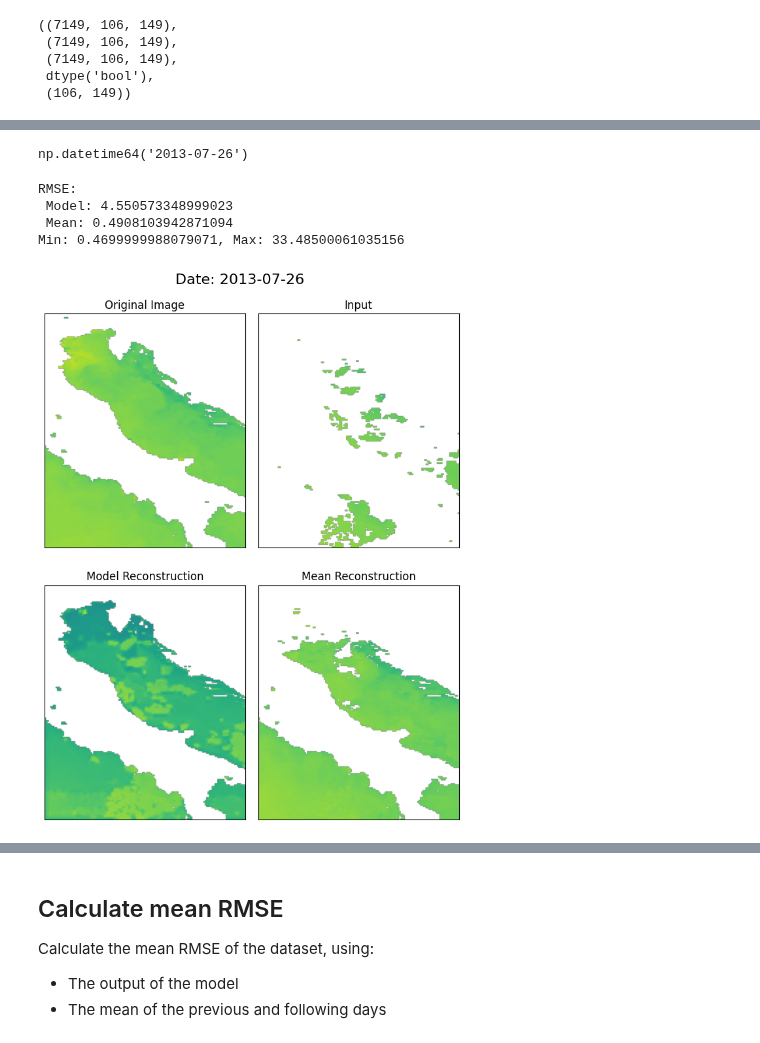
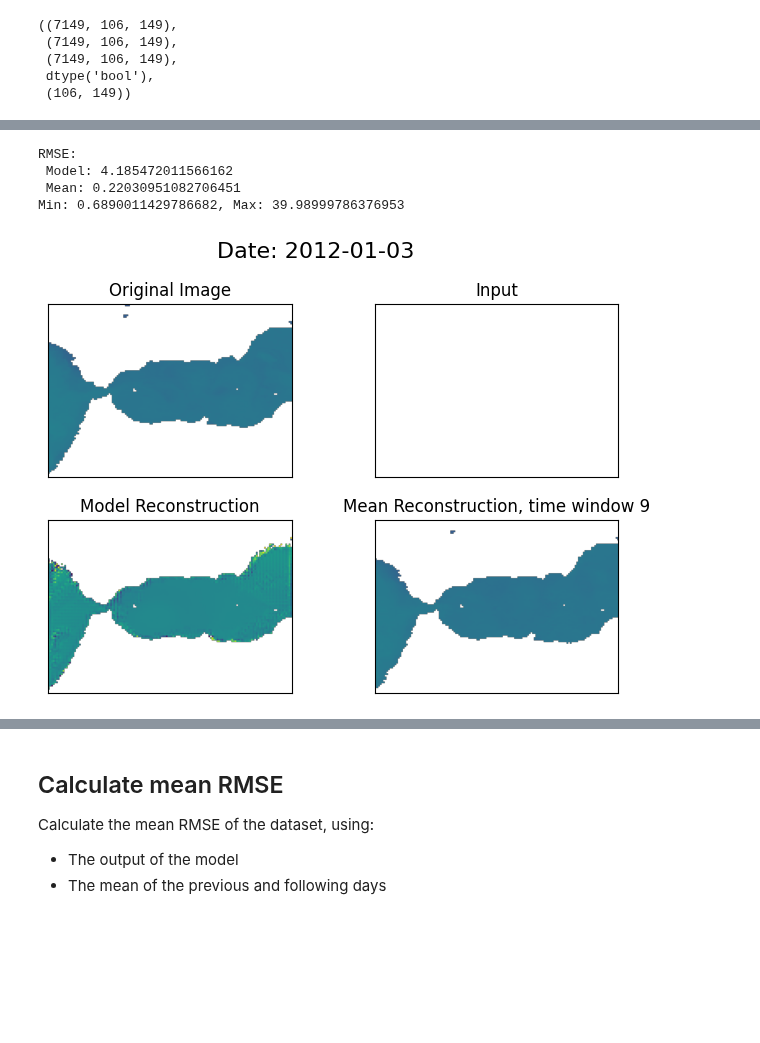
Before and after one commit to LisaDaVinchie/DINCAE.jl, a Jupyter notebook: data_analysis.ipynb, the cells around one changed output, grey strips where cells are left out. Drawn from its saved outputs; the diff is of its cells as text; code cells hidden in the pictures; blank space fills up the shorter version.

```diff
--- a/data_analysis.ipynb
+++ b/data_analysis.ipynb
@@ -68,13 +89,9 @@ plt.colorbar()
-# %%
-cleanup.time[i].values.astype('datetime64[D]')
-# %% [output]
-np.datetime64('2013-07-26')
 # %%
-time_window = 3 # Specify the time window for reconstruction
+time_window = 9 # Specify the time window for reconstruction
 n_days = time_window // 2 # Get the number of days before and after the current day
 
 i = np.random.choice(added_clouds[-1, :])  # Randomly select a day with added clouds
-i = added_clouds[-1, 0]
+# i = added_clouds[-2, 0]
 reconstruction_days = [x for x in range(i - n_days, i + n_days + 1) if x != i]
 
 date = cleanup.time[i].values.astype('datetime64[D]')
@@ -83,6 +100,8 @@ cloud_mask = np.isnan(cleanup_clouds_sst[i]) & ~np.isnan(cleanup_sst[i])
 
 # Reconstruct the image using the model output where clouds were added and the original image otherwise
 reconstructed_img = np.where(cloud_mask, result_sst[i], cleanup_sst[i])
+reconstructed_img = np.where(reconstructed_img < 0, np.nan, reconstructed_img)
+reconstructed_img = np.where(reconstructed_img > 40, np.nan, reconstructed_img)
 
 # Calculate the mean of the surrounding days
 mean_res = np.nanmean(cleanup_clouds_sst[reconstruction_days], axis=0)
@@ -94,37 +113,40 @@ RMSE_model = np.sqrt(np.nanmean((reconstructed_img - cleanup_sst[i]) ** 2))
 RMSE_mean = np.sqrt(np.nanmean((reconstructed_mean_img - cleanup_sst[i]) ** 2))
 
 print(f"RMSE:\n Model: {RMSE_model}\n Mean: {RMSE_mean}")
 
 # Calculate the min and max values for consistent color scaling
 vmin = np.min([np.nanmin(reconstructed_img), np.nanmin(cleanup_clouds_sst), np.nanmin(reconstructed_mean_img)])
 vmax = np.max([np.nanmax(reconstructed_img), np.nanmax(cleanup_clouds_sst), np.nanmax(reconstructed_mean_img)])
 print(f"Min: {vmin}, Max: {vmax}")
 
-fig, axs = plt.subplots(2, 2, figsize=(7, 9), sharex=True, sharey=True)
+fig, axs = plt.subplots(2, 2, figsize=(7, 5), sharex=True, sharey=True)
 # fig.suptitle(f"RMSE Model: {RMSE_model:.2f}, RMSE Mean: {RMSE_mean:.2f}", fontsize=16)
 fig.suptitle(f"Date: {date}", fontsize=16)
 
 axs[0, 0].imshow(cleanup_sst[i], cmap='viridis', vmin=vmin, vmax=vmax)
 axs[0, 0].set_title('Original Image')
 
 axs[0, 1].imshow(cleanup_clouds_sst[i], cmap='viridis', vmin=vmin, vmax=vmax)
 axs[0, 1].set_title('Input')
 
 axs[1, 0].imshow(reconstructed_img, cmap='viridis', vmin=vmin, vmax=vmax)
 axs[1, 0].set_title('Model Reconstruction')
 
 axs[1, 1].imshow(reconstructed_mean_img, cmap='viridis', vmin=vmin, vmax=vmax)
-axs[1, 1].set_title('Mean Reconstruction')
+axs[1, 1].set_title(f'Mean Reconstruction, time window {time_window}')
 
 plt.tight_layout()
 for ax in axs.flat:
     ax.set_xticks([])
     ax.set_yticks([])
+# plt.colorbar(axs[0, 0].imshow(cleanup_sst[i], cmap='viridis', vmin=vmin, vmax=vmax),
+#              ax=axs,
+#              orientation='horizontal')
 plt.show()
 # %% [output]
 RMSE:
- Model: 4.550573348999023
- Mean: 0.4908103942871094
-Min: 0.4699999988079071, Max: 33.48500061035156
+ Model: 4.185472011566162
+ Mean: 0.22030951082706451
+Min: 0.6890011429786682, Max: 39.98999786376953
-[figure, old version]
+[figure, new version]
 # %%
```
Also changed, not shown: parts of 12 cells of this notebook.
